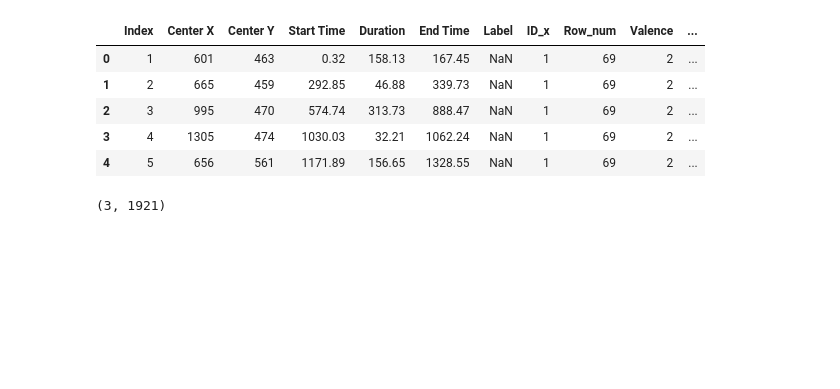
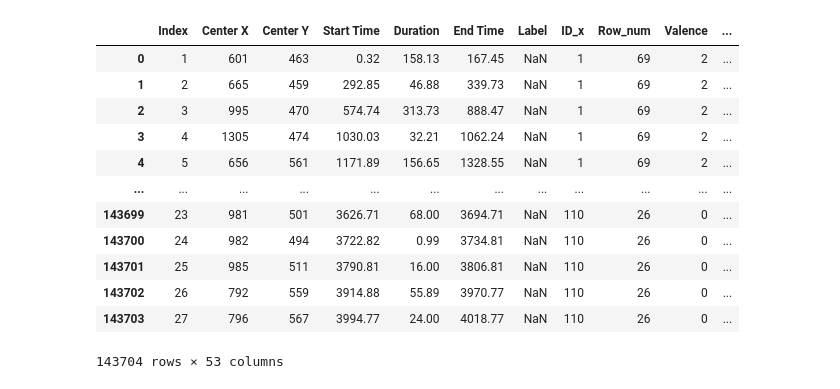
Before and after one commit to Arseniy-Polyakov/statistics, a Jupyter notebook: Statistics_HW_1.ipynb, the cells around one changed output. Cells and saved outputs as stored; diff of their text form; code cells hidden in the pictures; blank space fills up the shorter version.

```diff
--- a/Statistics_HW_1.ipynb
+++ b/Statistics_HW_1.ipynb
@@ -3,24 +3,22 @@
 # %%
 import pandas as pd
 df = pd.read_csv("/content/Eye_movement_dataset.csv", sep=";", encoding_errors='ignore')
 pd.set_option('display.max_columns', None)
-df.head()
+df
 # %% [output]
 |  | Index | Center X | Center Y | Start Time | Duration | End Time | Label | ID_x | Row_num | Valence | ... |
 | 0 | 1 | 601 | 463 | 0.32 | 158.13 | 167.45 | NaN | 1 | 69 | 2 | ... |
 | 1 | 2 | 665 | 459 | 292.85 | 46.88 | 339.73 | NaN | 1 | 69 | 2 | ... |
 | 2 | 3 | 995 | 470 | 574.74 | 313.73 | 888.47 | NaN | 1 | 69 | 2 | ... |
 | 3 | 4 | 1305 | 474 | 1030.03 | 32.21 | 1062.24 | NaN | 1 | 69 | 2 | ... |
 | 4 | 5 | 656 | 561 | 1171.89 | 156.65 | 1328.55 | NaN | 1 | 69 | 2 | ... |
+| ... | ... | ... | ... | ... | ... | ... | ... | ... | ... | ... | ... |
+| 143699 | 23 | 981 | 501 | 3626.71 | 68.00 | 3694.71 | NaN | 110 | 26 | 0 | ... |
+| 143700 | 24 | 982 | 494 | 3722.82 | 0.99 | 3734.81 | NaN | 110 | 26 | 0 | ... |
+| 143701 | 25 | 985 | 511 | 3790.81 | 16.00 | 3806.81 | NaN | 110 | 26 | 0 | ... |
+| 143702 | 26 | 792 | 559 | 3914.88 | 55.89 | 3970.77 | NaN | 110 | 26 | 0 | ... |
+| 143703 | 27 | 796 | 567 | 3994.77 | 24.00 | 4018.77 | NaN | 110 | 26 | 0 | ... |
+143704 rows × 53 columns
-# %%
-range_center_x = (min(df["Center X"]), max(df["Center X"]))
-range_center_y = (min(df["Center Y"]), max(df["Center Y"]))
-range_center_start_time = (min(df["Start Time"]), max(df["Start Time"]))
-range_center_duration = (min(df["Duration"]), max(df["Duration"]))
-range_center_end_time = (min(df["End Time"]), max(df["End Time"]))
-range_center_x
-# %% [output]
-(3, 1921)
 # %%
 def min_max(column):
   range_column = [min(column), max(column)]
```
Also changed, not shown: parts of 4 cells of this notebook.
